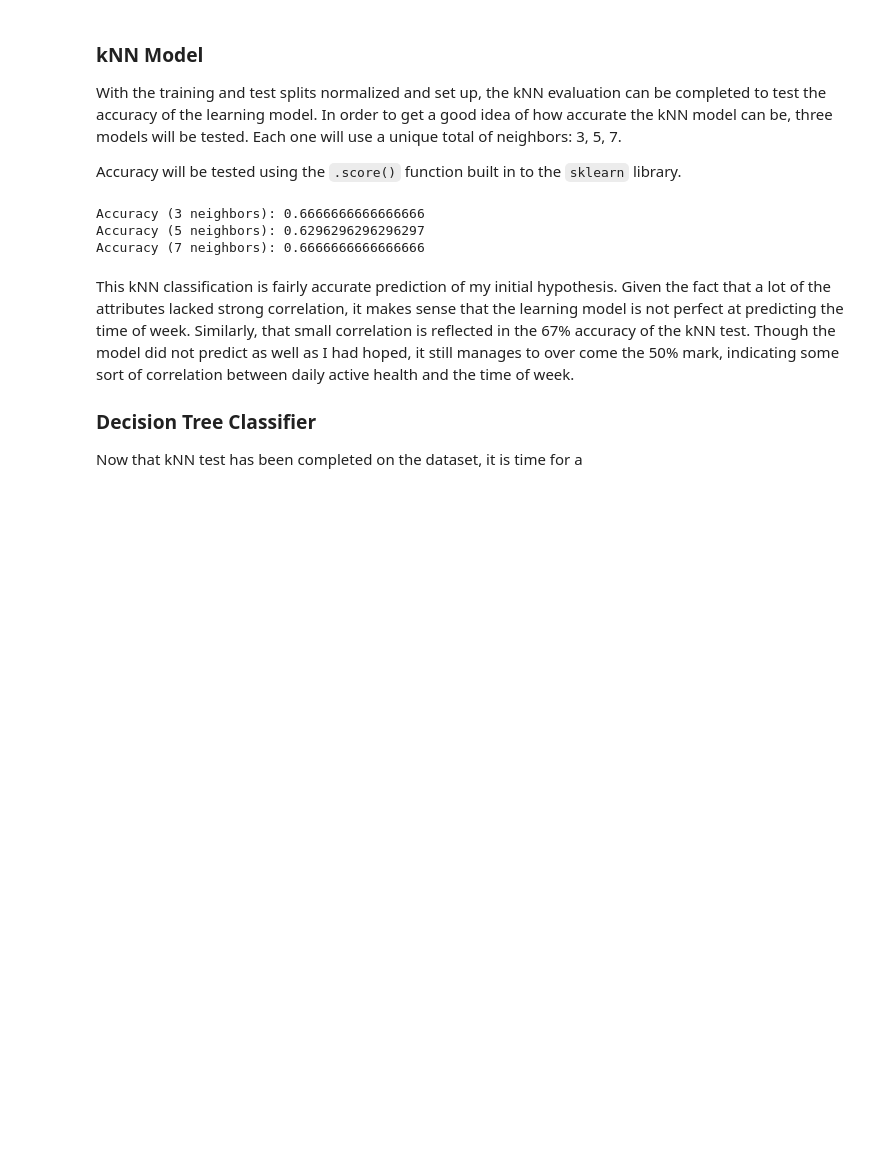
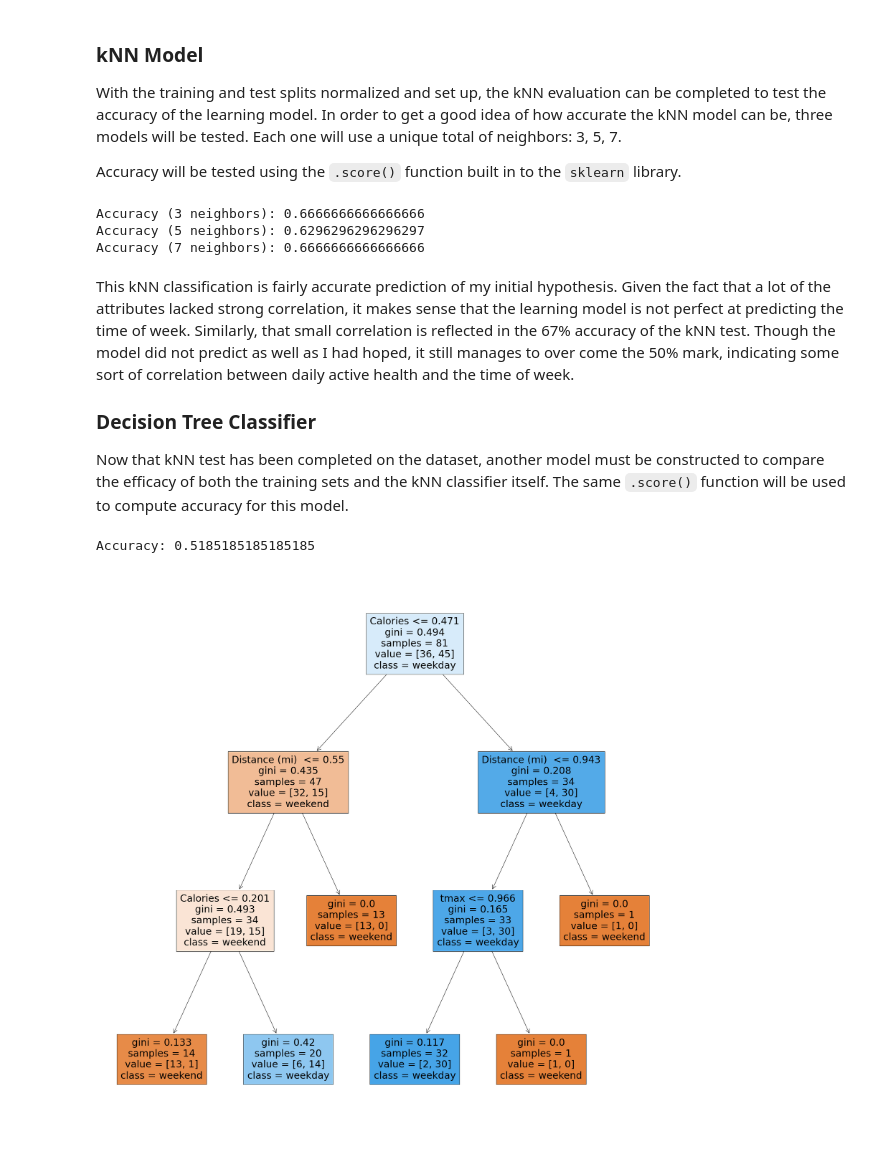
Before and after one commit to dgiacobbi/AppleFitnessEDA, a Jupyter notebook: AppleFitEDA.ipynb, the cells around one changed output. Cells and saved outputs as stored; diff of their text form; code cells hidden in the pictures; blank space fills up the shorter version.

```diff
--- a/AppleFitEDA.ipynb
+++ b/AppleFitEDA.ipynb
@@ -738,4 +738,20 @@ This kNN classification is fairly accurate prediction of my initial hypothesis.
 
 ### Decision Tree Classifier
 
-Now that kNN test has been completed on the dataset, it is time for a
+Now that kNN test has been completed on the dataset, another model must be constructed to compare the efficacy of both the training sets and the kNN classifier itself. The same `.score()` function will be used to compute accuracy for this model.
+# %%
+from sklearn.tree import DecisionTreeClassifier
+from sklearn.tree import plot_tree
+
+clf = DecisionTreeClassifier(random_state=0, max_depth=3)
+clf.fit(X_train, y_train)
+plt.figure(figsize=[30,30])
+
+X_column = learn_model_df.drop("Weekend/Weekday", axis=1)
+plot_tree(clf, feature_names=X_column.columns, class_names={1: "weekday", 0: "weekend"}, filled=True)
+
+accuracy = clf.score(X_test, y_test)
+print("Accuracy:", accuracy)
+# %% [output]
+Accuracy: 0.5185185185185185
+[figure, added]
```
Also changed, not shown: parts of 2 cells of this notebook.
